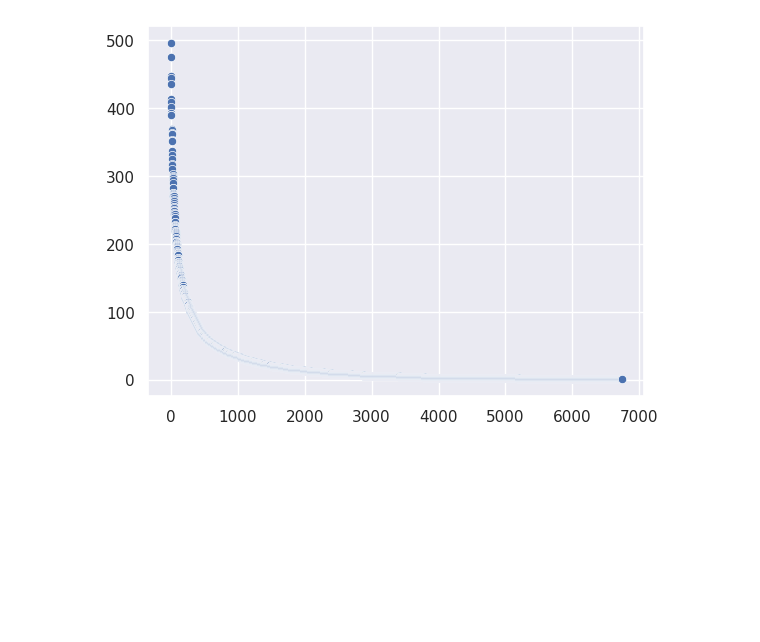
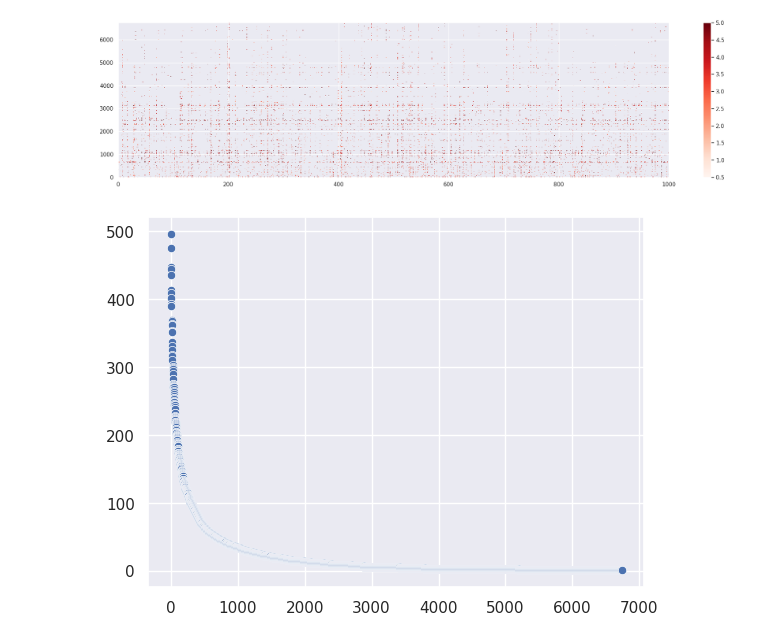
Before and after one commit to tatsuki1107/recsys-training, a Jupyter notebook: notebook/MF.ipynb, the cells around one changed output. Cells and saved outputs as stored; diff of their text form; code cells hidden in the pictures; blank space fills up the shorter version.

```diff
--- a/notebook/MF.ipynb
+++ b/notebook/MF.ipynb
@@ -20,5 +14,9 @@ np.random.seed(1234)
 train_df["type"] = "train"
 test_df["type"] = "test"
 df = pd.concat([train_df, test_df])
+# %%
+plot_heatmap(df.pivot(index="user_id", columns="movie_id", values="rating").values)
+# %% [output]
+[figure, added]
 # %%
 data = df[["user_id","movie_id","rating","type"]].values
```
Also changed, not shown: parts of 10 cells of this notebook, 2 other files.
